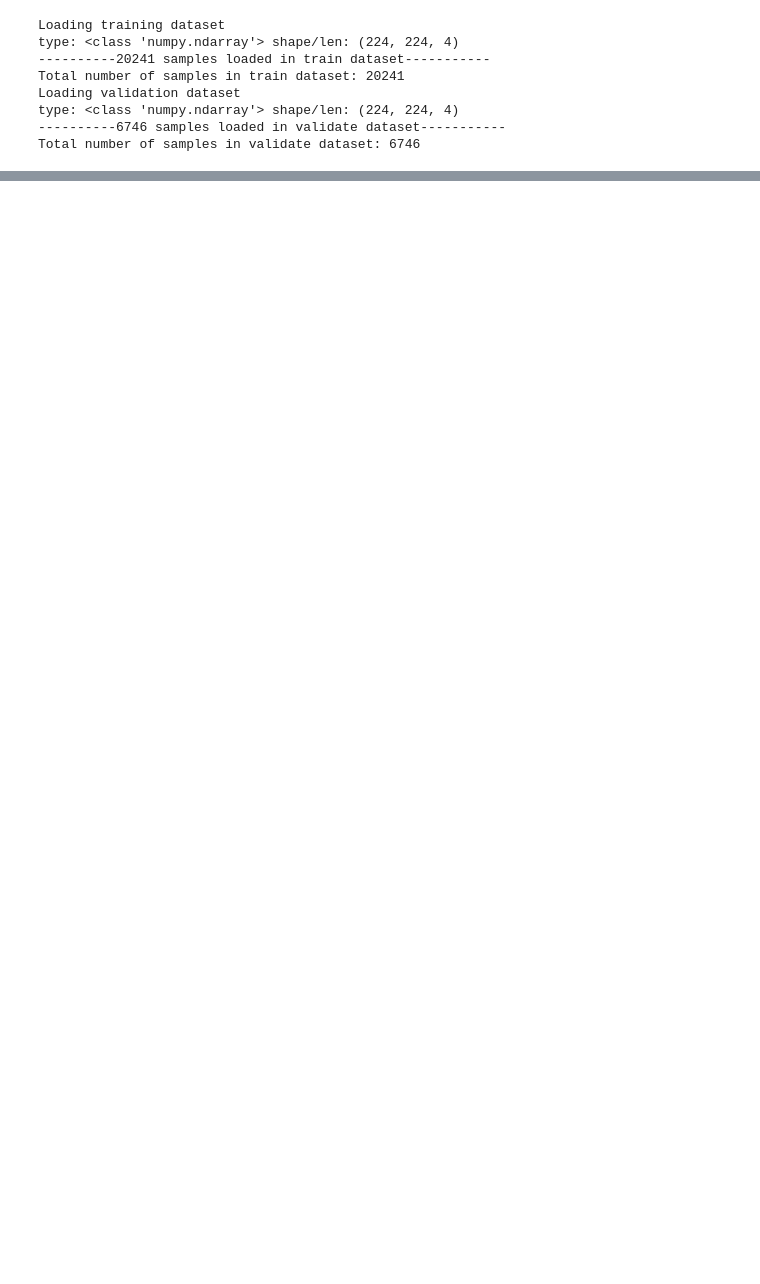
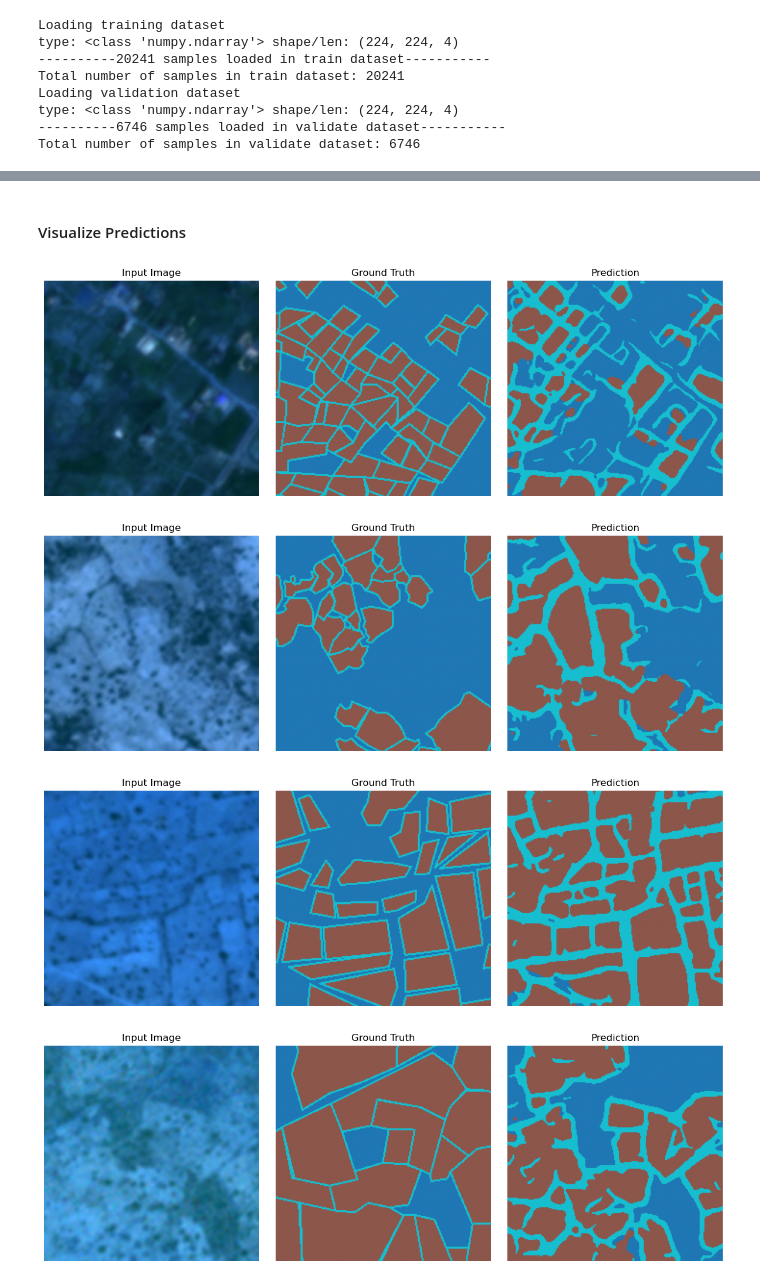
Before and after one commit to Ruphai/ftwfieldmapper, a Jupyter notebook: ftw_finetuning.ipynb, the cells around one changed output, grey strips where cells are left out. Cells and saved outputs as stored; diff of their text form; code cells hidden in the pictures; blank space fills up the shorter version.

```diff
--- a/ftw_finetuning.ipynb
+++ b/ftw_finetuning.ipynb
@@ -411,0 +410,2 @@ AttributeError: type object 'Evaluator' has no attribute 'evaluate'
+# %% [markdown]
+#### Visualize Predictions
@@ -411,0 +465,13 @@ AttributeError: type object 'Evaluator' has no attribute 'evaluate'
+# %%
+visualize_predictions(
+    model=model,
+    dataloader=val_dataloader,
+    class_mapping=class_mapping,
+    device=device,
+    num_images=4
+)
+# %% [output]
+[figure, added]
+[figure, added]
+[figure, added]
+[figure, added]
```
Also changed, not shown: parts of 14 cells of this notebook, 1 other file.
